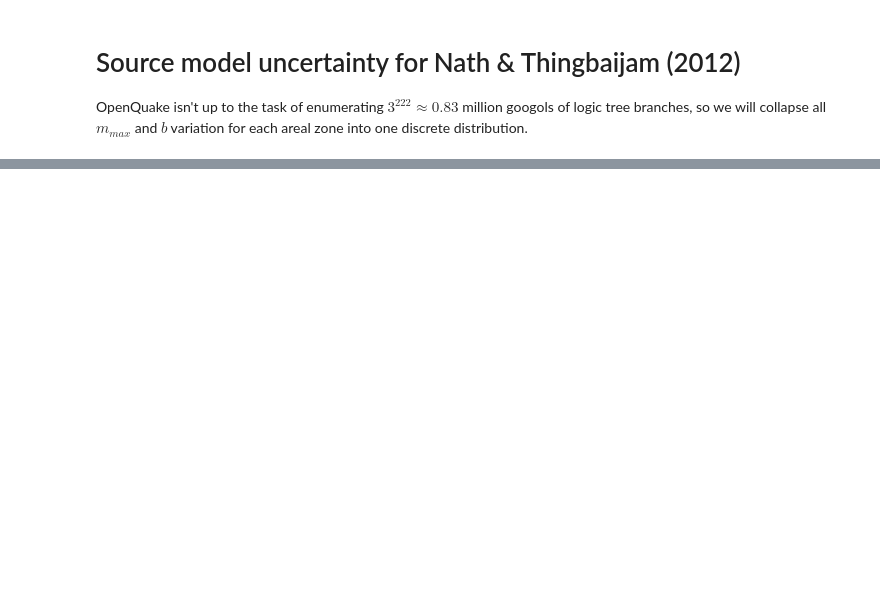
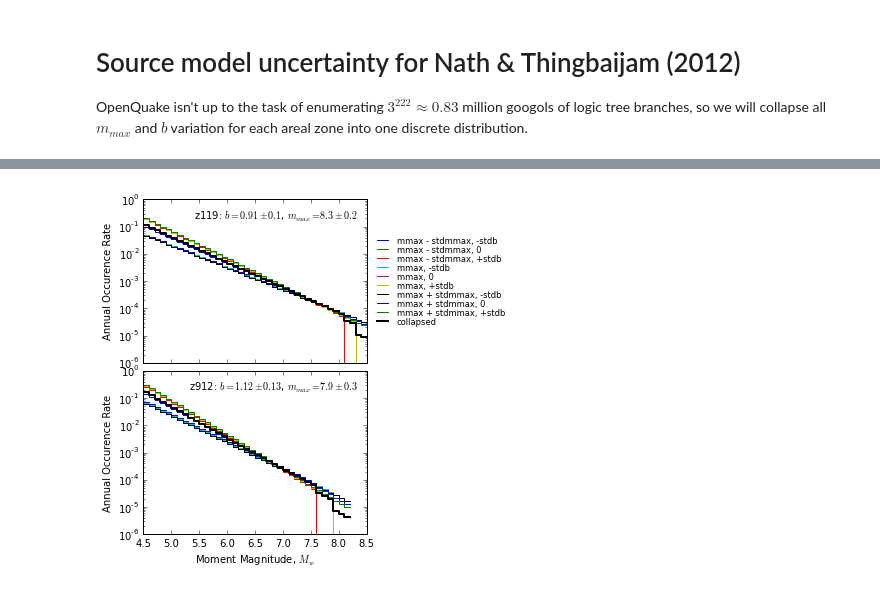
Before and after one commit to nackerley/indian-subcontinent-psha, a Jupyter notebook: Source Models/Source Uncertainty.ipynb, the cells around one changed output, grey strips where cells are left out. Drawn from its saved outputs; the diff is of its cells as text; code cells hidden in the pictures; blank space fills up the shorter version.

```diff
--- a/Source Models/Source Uncertainty.ipynb
+++ b/Source Models/Source Uncertainty.ipynb
@@ -84,32 +108,37 @@ reduced_df
 # %%
-zoneids = ['z1', 'z924', 'z93', 'z137', 'z913', 'z915', 'z132']
+zoneids = ['z119','z912']
+#zoneids = ['z1', 'z924', 'z93', 'z137', 'z913', 'z915', 'z132']
 zones_rates = [rates for rates, zoneid in zip(all_rates, collapsed_df['id'])
               if zoneid in zoneids]
 zones_df = collapsed_df.loc[[zone['id'] in zoneids
            for _, zone in collapsed_df.iterrows()]]
 
-fig, axes = plt.subplots(len(zoneids), 1, figsize=(8, 4*len(zoneids)),
+fig, axes = plt.subplots(len(zoneids), 1, figsize=(4, 3*len(zoneids)),
                          sharex=True)
 fig.subplots_adjust(hspace=0.05)
 for zone_rates, (_, zone), ax \
         in zip(zones_rates, zones_df.iterrows(), axes):
     fig.sca(ax)
     tb.annotate(r'%s: $b = %g \pm %g$, $m_{max} = %g \pm %g$' %
                 (zone['id'], zone['b'], zone['stdb'], zone['mmax'], zone['stdmmax']))
     num_bins = zone_rates.shape[0]
     mags = zone['mmin'] + zone['magBin']*np.arange(num_bins + 1)
     rates = zone_rates[[0] + range(num_bins), :]
     for rate, label in zip(rates.T, labels):
         ax.step(mags, rate.tolist(), label=label)
     ax.step(mags, zone['occurRates'][[0] + range(num_bins)],
-            linewidth=2, color='black', label='mean')
+            linewidth=2, color='black', label='collapsed')
     ax.set_yscale('log')
     ax.set_ylabel('Annual Occurence Rate')
 
 axes[0].legend(bbox_to_anchor=(1, 0.5), loc='center left',
-          frameon=False, labelspacing=0)
+          frameon=False, labelspacing=0, fontsize='small')
 axes[-1].set_xlabel('Moment Magnitude, $M_w$')
-fig.savefig('MeanOccurrenceRatesSelectedZones.pdf', transparent=True, bbox_inches='tight', pad_inches=0.1)
+
+file_name = 'Mean_Occurrence_Rates_Zones_%s.pdf' % '_'.join([str(zone[1:]) for zone in zoneids])
+fig.savefig(file_name, transparent=True, bbox_inches='tight', pad_inches=0.1)
+# %% [output]
+[figure, added]
 # %%
 def display_and_save(name, df):
     print name + ':'
```
Also changed, not shown: parts of 16 cells of this notebook, 29 other files.
